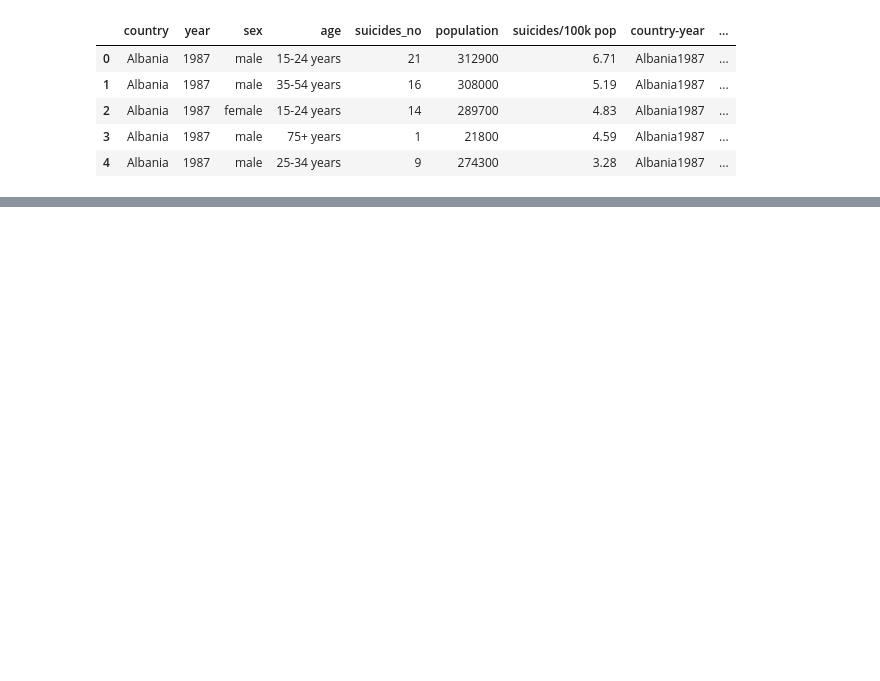
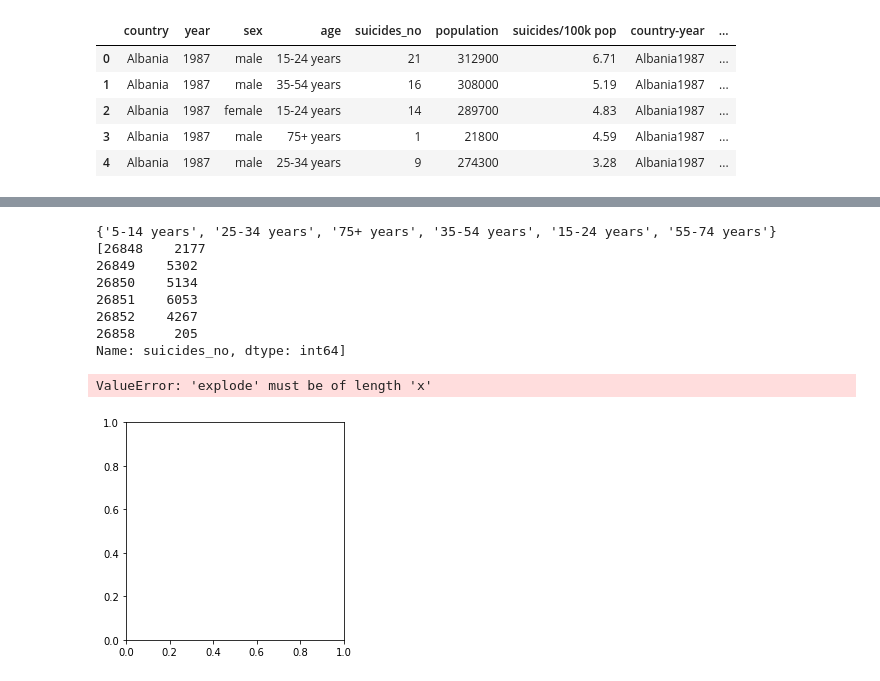
Before and after one commit to aeclaman/Project1, a Jupyter notebook: notebooks/group_suicide.ipynb, the cells around one changed output, grey strips where cells are left out. Cells and saved outputs as stored; diff of their text form; code cells hidden in the pictures; blank space fills up the shorter version.

```diff
--- a/notebooks/group_suicide.ipynb
+++ b/notebooks/group_suicide.ipynb
@@ -32,0 +41,10 @@ US_data.head()
+# %%
+US_data_male = US_data[US_data['sex'] == "male"]
+US_data_female = US_data[US_data['sex'] == "female"]
+
+US_data_male_1985 = US_data_male[US_data_male['year'] == 1985]
+US_data_male_2015 = US_data_male[US_data_male['year'] == 2015]
+
+US_data_female_1985 = US_data_female[US_data_female['year'] == 1985]
+US_data_female_2015 = US_data_female[US_data_female['year'] == 2015]
+US_data_male_1985
@@ -32,0 +59,27 @@ US_data.head()
+# %%
+# pie plots to compare male suicides 30yrs apart, and male:female rates.
+labels = {"5-14 years","15-24 years","25-34 years","35-54 years","55-74 years", "75+ years"}
+print(labels)
+sizes = [US_data_male_1985.loc[:, "suicides_no"]]
+print(sizes)
+explode = (0, 0.2, 0, 0, 0, 0)
+labels = [US_data_male_1985.loc[:, "age"]]
+# colors = ["yellow","green","lightblue","orange","red","purple","pink",
+#           "yellowgreen","lightskyblue","lightcoral"]
+colors = ["red", "orange", "lightcoral", "lightskyblue", "purple", "pink"]
+plt.pie(sizes, explode=explode, labels=labels, colors=colors,
+        autopct="%1.1f%%", shadow=True, startangle=140)
+plt.axis("auto")
+# plt.savefig("../Images/PyPies.png")
+plt.show()
+# %% [output]
+{'5-14 years', '25-34 years', '75+ years', '35-54 years', '15-24 years', '55-74 years'}
+[26848    2177
+26849    5302
+26850    5134
+26851    6053
+26852    4267
+26858     205
+Name: suicides_no, dtype: int64]
+ValueError: 'explode' must be of length 'x'
+[figure, added]
```
Also changed, not shown: parts of 7 cells of this notebook, 4 other files.
